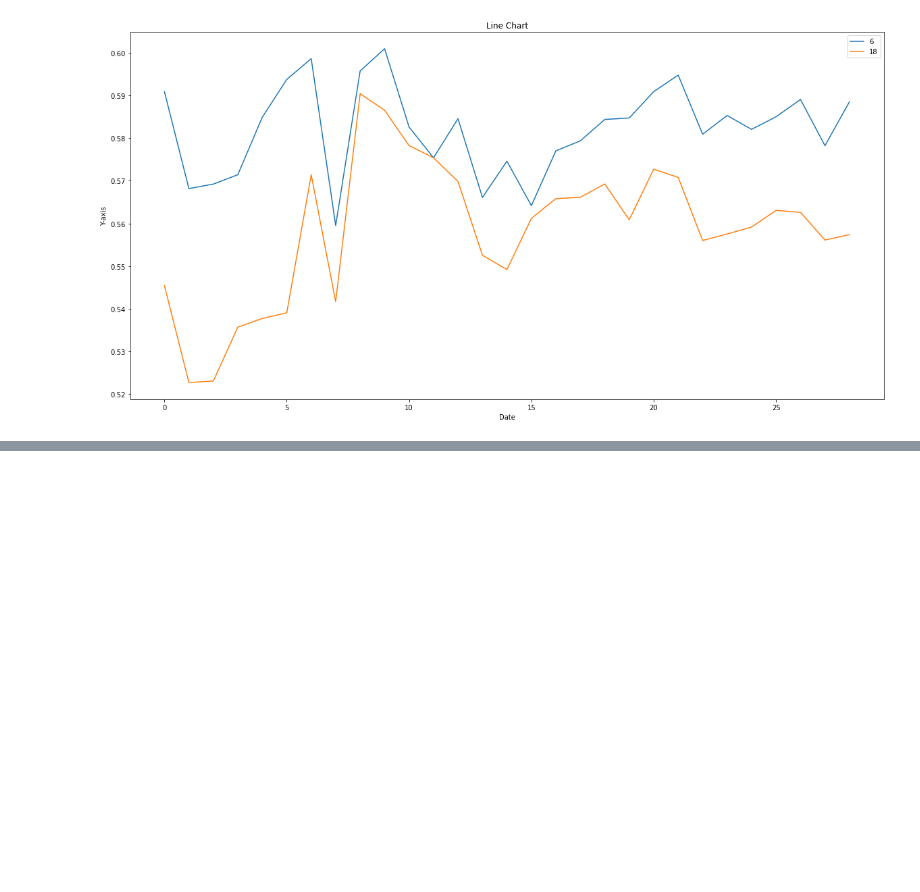
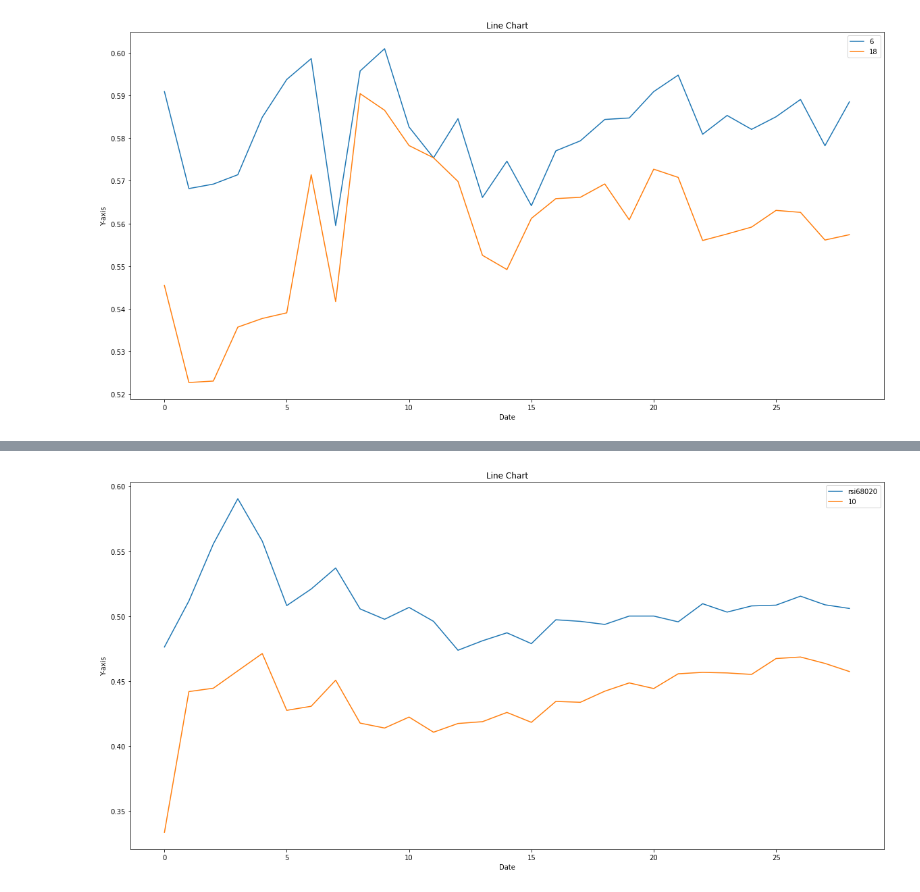
Before and after one commit to Kevinthinker168/ARIN7600-Capstone, a Jupyter notebook: 回测系统.ipynb, the cells around one changed output, grey strips where cells are left out. Saved outputs shown, nothing was run; the diff lists cells and outputs as text; code cells hidden in the pictures; blank space fills up the shorter version.

```diff
--- a/回测系统.ipynb
+++ b/回测系统.ipynb
@@ -2726,37 +2729,39 @@ plt.show()
 # %%
 plt.figure(figsize=(20,10))
 #plt.plot(rate1,label="12_26")
 #plt.plot(rate2,label="6_19")
 #plt.plot(rate3,label="19_39")
-#plt.plot(rate4,label="rsi68020")
+plt.plot(rate4,label="rsi68020")
 #plt.plot(rate5,label="rsi67030")
 
 #plt.plot(rate6,label="6")
 #plt.plot(rate7,label="7")
-plt.plot(rate8,label="8")
-plt.plot(rate9,label="9")
-#plt.plot(rate10,label="10")
+#plt.plot(rate8,label="8")
+#plt.plot(rate9,label="9")
+plt.plot(rate10,label="10")
 #plt.plot(rate11,label="11")
 #plt.plot(rate12,label="12")
 #plt.plot(rate13,label="13")
 #plt.plot(rate14,label="14")
 #plt.plot(rate15,label="15")
 
 #plt.plot(rate16,label="16")
-plt.plot(rate17,label="17")
+#plt.plot(rate17,label="17")
 
 
 #plt.plot(rate18,label="18")
 #plt.plot(rate19,label="19")
 #plt.plot(rate20,label="20")
 #plt.plot(rate21,label="21")
 
 
 plt.legend()
 plt.title("Line Chart")
 plt.xlabel("Date")
 plt.ylabel("Y-axis")
 plt.show()
+# %% [output]
+[figure, added]
 # %%
 预报涨跌幅度
 加指标
```
Also changed, not shown: parts of 9 cells of this notebook.
